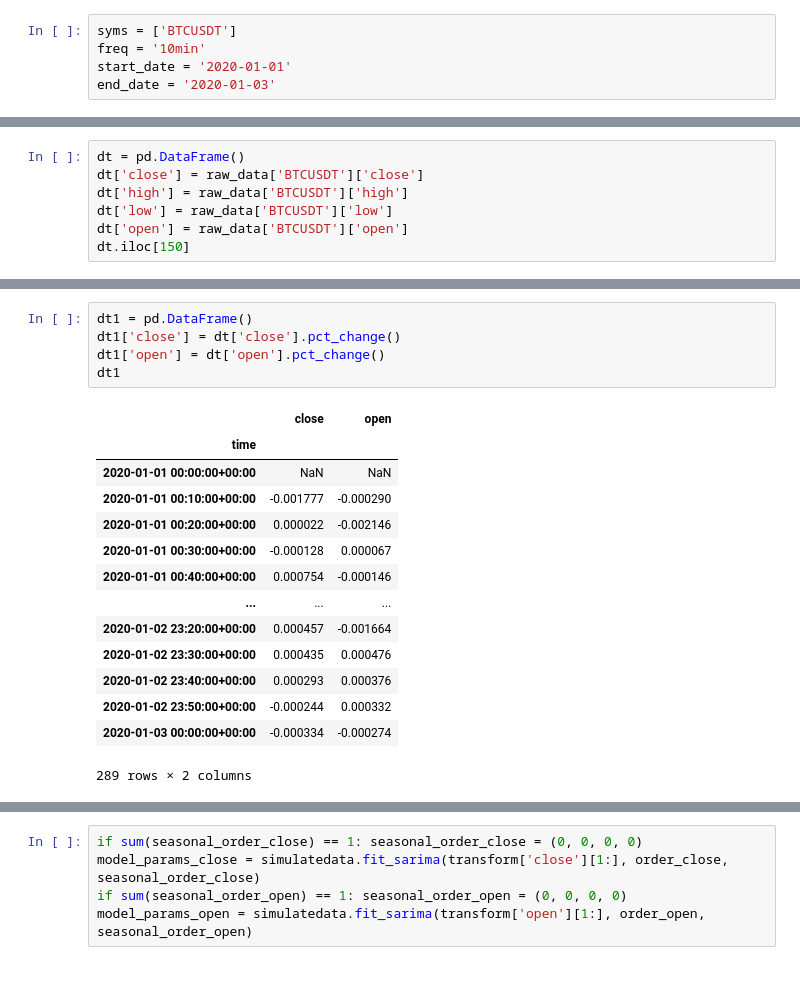
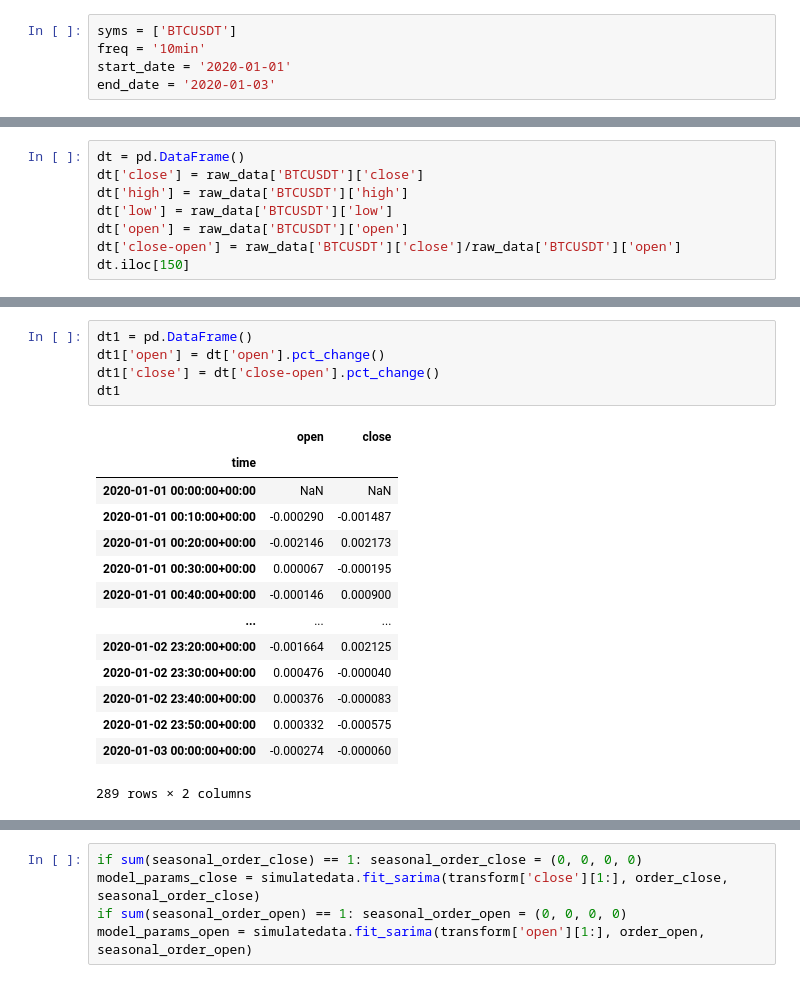
Before and after one commit to Bin1711/Binance, a Jupyter notebook: simulation_test.ipynb, the cells around one changed output, grey strips where cells are left out. Saved outputs shown, nothing was run; the diff lists cells and outputs as text.

```diff
--- a/simulation_test.ipynb
+++ b/simulation_test.ipynb
@@ -49,5 +47,6 @@ dt['close'] = raw_data['BTCUSDT']['close']
 dt['high'] = raw_data['BTCUSDT']['high']
 dt['low'] = raw_data['BTCUSDT']['low']
 dt['open'] = raw_data['BTCUSDT']['open']
+dt['close-open'] = raw_data['BTCUSDT']['close']/raw_data['BTCUSDT']['open']
 dt.iloc[150]
 # %% [output]
@@ -58,21 +58,21 @@ open     7211.04
 Name: 2020-01-02 01:00:00+00:00, dtype: float64
 # %%
 dt1 = pd.DataFrame()
-dt1['close'] = dt['close'].pct_change()
 dt1['open'] = dt['open'].pct_change()
+dt1['close'] = dt['close-open'].pct_change()
 dt1
 # %% [output]
-|  | close | open |
+|  | open | close |
 | time |  |  |
 | 2020-01-01 00:00:00+00:00 | NaN | NaN |
-| 2020-01-01 00:10:00+00:00 | -0.001777 | -0.000290 |
-| 2020-01-01 00:20:00+00:00 | 0.000022 | -0.002146 |
-| 2020-01-01 00:30:00+00:00 | -0.000128 | 0.000067 |
-| 2020-01-01 00:40:00+00:00 | 0.000754 | -0.000146 |
+| 2020-01-01 00:10:00+00:00 | -0.000290 | -0.001487 |
+| 2020-01-01 00:20:00+00:00 | -0.002146 | 0.002173 |
+| 2020-01-01 00:30:00+00:00 | 0.000067 | -0.000195 |
+| 2020-01-01 00:40:00+00:00 | -0.000146 | 0.000900 |
 | ... | ... | ... |
-| 2020-01-02 23:20:00+00:00 | 0.000457 | -0.001664 |
-| 2020-01-02 23:30:00+00:00 | 0.000435 | 0.000476 |
-| 2020-01-02 23:40:00+00:00 | 0.000293 | 0.000376 |
-| 2020-01-02 23:50:00+00:00 | -0.000244 | 0.000332 |
-| 2020-01-03 00:00:00+00:00 | -0.000334 | -0.000274 |
+| 2020-01-02 23:20:00+00:00 | -0.001664 | 0.002125 |
+| 2020-01-02 23:30:00+00:00 | 0.000476 | -0.000040 |
+| 2020-01-02 23:40:00+00:00 | 0.000376 | -0.000083 |
+| 2020-01-02 23:50:00+00:00 | 0.000332 | -0.000575 |
+| 2020-01-03 00:00:00+00:00 | -0.000274 | -0.000060 |
 289 rows × 2 columns
```
Also changed, not shown: parts of 20 cells of this notebook, 1 other file.
